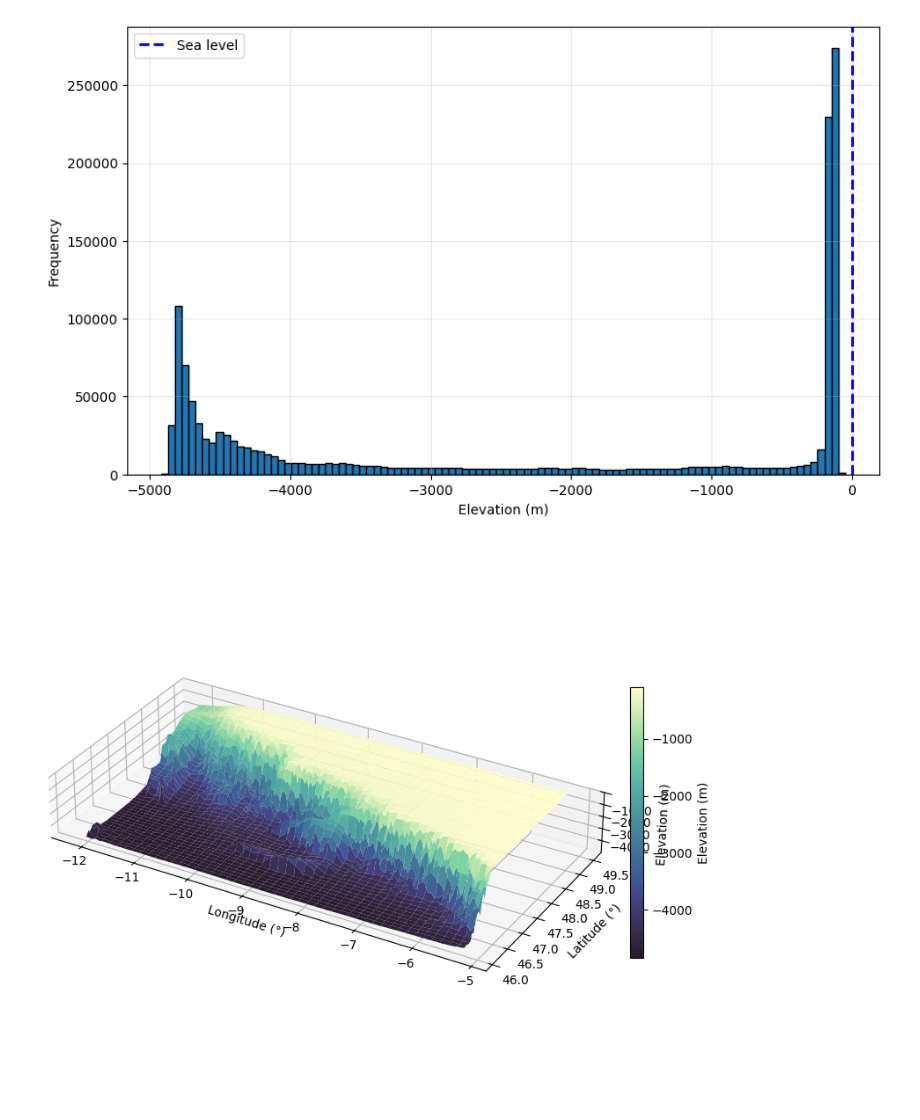
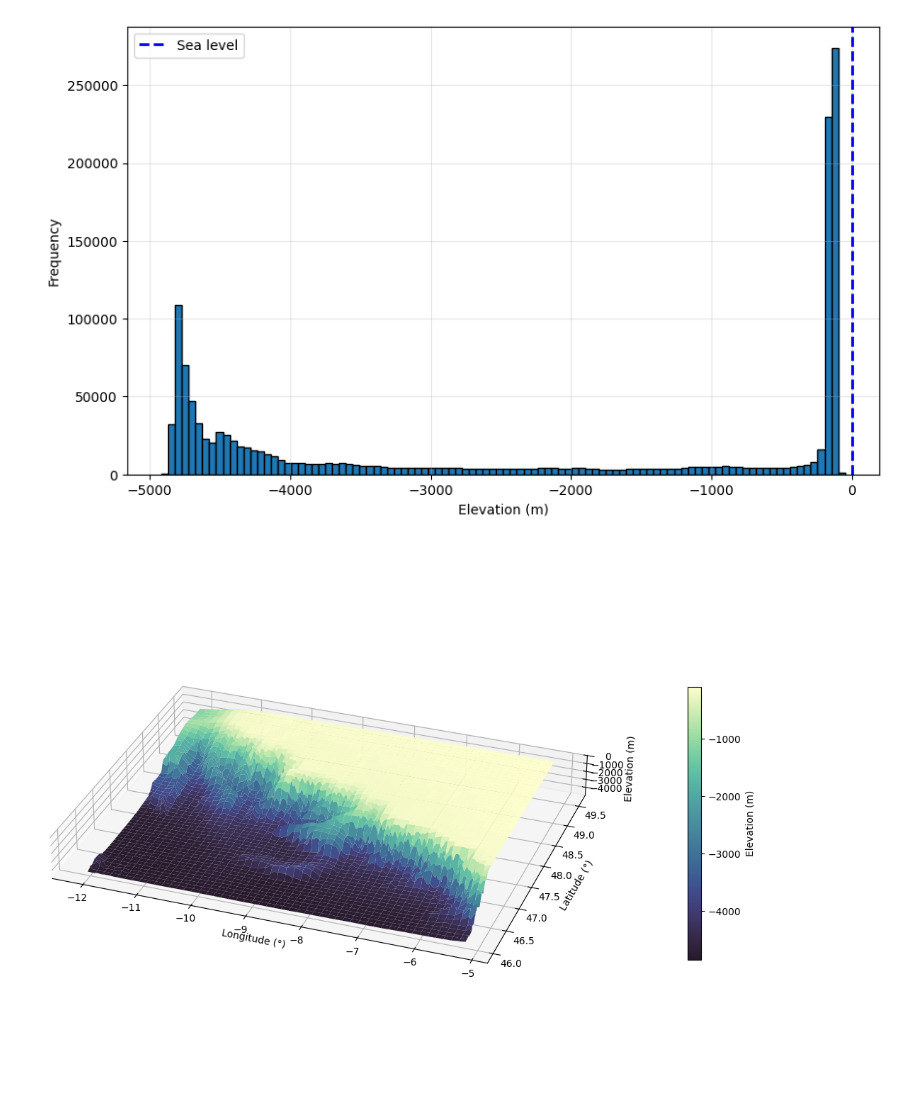
Before and after one commit to eslrgs/bathy, a Jupyter notebook: notebooks/basic_usage.ipynb, the cells around one changed output. Cells and saved outputs as stored; diff of their text form; code cells hidden in the pictures.

```diff
--- a/notebooks/basic_usage.ipynb
+++ b/notebooks/basic_usage.ipynb
@@ -21,0 +11,15 @@ You can download data directly from the GEBCO OPeNDAP server without downloading
+# %%
+import os
+
+data_path = "../data/ne_atlantic_gebco.nc"
+
+if not os.path.exists(data_path):
+    print("Downloading NE Atlantic bathymetry from GEBCO...")
+    Bathymetry.from_gebco_opendap(
+        lon_range=(-12.08, -5.23),
+        lat_range=(46.05, 49.54),
+        save_path=data_path,
+    )
+    print(f"Downloaded and saved to {data_path}")
+else:
+    print(f"Using existing file: {data_path}")
@@ -22,6 +31,6 @@ You can download data directly from the GEBCO OPeNDAP server without downloading
 # %%
-# Load with geographic bounds
-bath = Bathymetry("../data/gebco_2025_cut.nc")
+# Load the bathymetry data
+bath = Bathymetry(data_path)
 
 print(bath)
 print(f"Shape: {bath.shape}")
@@ -86,7 +95,7 @@ bath.plot_histogram(bins=100)
 # %% [output]
 [figure]
 # %%
-# Simple elevation plot
-bath.plot_surface3d(stride=5, vertical_exaggeration=0.2)
+# 3D surface plot
+bath.plot_surface3d(stride=1, vertical_exaggeration=0.1, smooth=5, elev=30, azim=-70)
 # %% [output]
-[figure, old version]
+[figure, new version]
```
Also changed, not shown: parts of 14 cells of this notebook, 7 other files.
